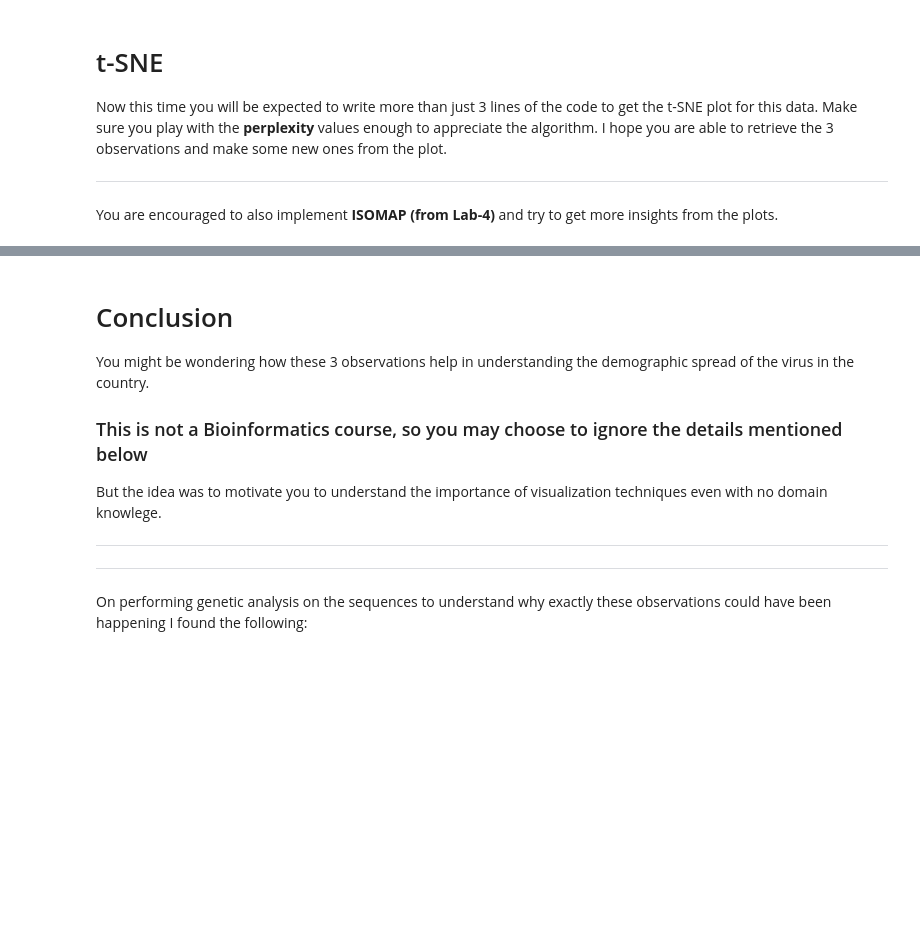
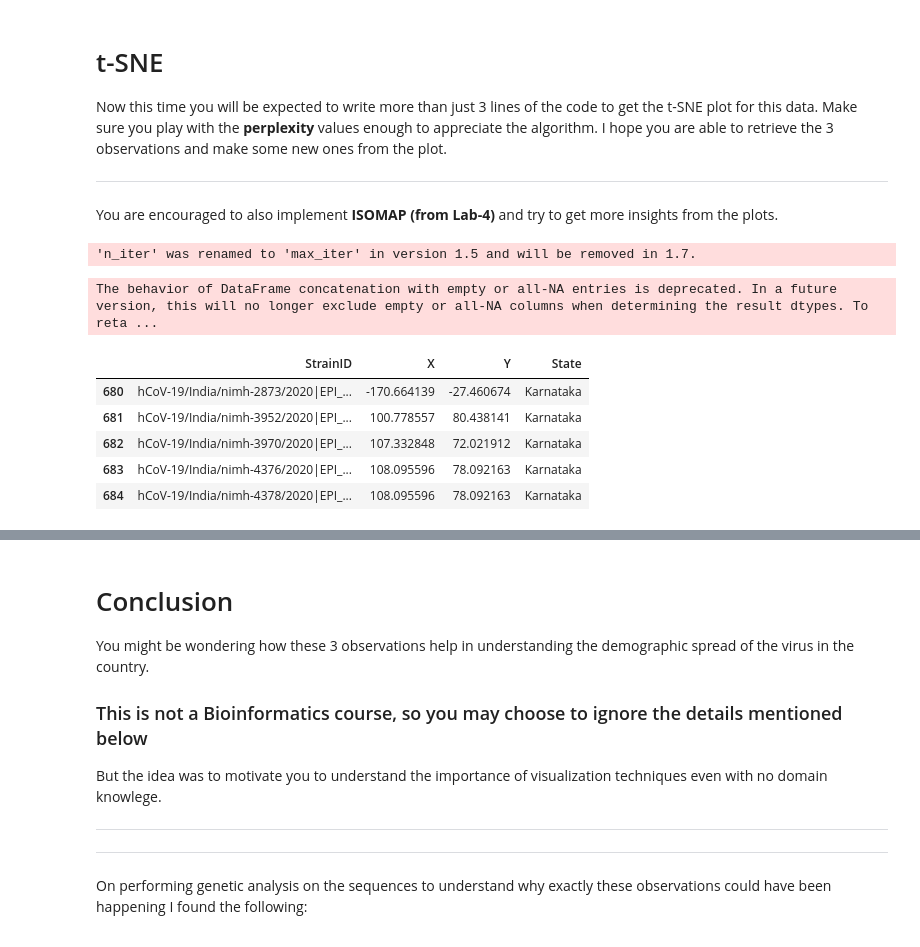
Before and after one commit to swasvika/Linear_algebra_lab_notes, a Jupyter notebook: AIML_Project_Module_2.ipynb, the cells around one changed output, grey strips where cells are left out. Saved outputs shown, nothing was run; the diff lists cells and outputs as text; code cells hidden in the pictures; blank space fills up the shorter version.

```diff
--- a/AIML_Project_Module_2.ipynb
+++ b/AIML_Project_Module_2.ipynb
@@ -402,3 +553,41 @@ Now this time you will be expected to write more than just 3 lines of the code t
 ---
 
 You are encouraged to also implement **ISOMAP (from Lab-4)** and try to get more insights from the plots.
+# %%
+from sklearn.manifold import TSNE
+
+# Use these parameters
+random_state = 0
+n_components = 2
+perplexity = 30  # You might want to experiment with this value
+n_iter = 10000
+
+# Apply t-SNE to the mutation profile data (df)
+model = TSNE(n_components=n_components, random_state=random_state, perplexity=perplexity, n_iter=n_iter)
+tsne_data_mutation = model.fit_transform(df)
+# %% [output]
+'n_iter' was renamed to 'max_iter' in version 1.5 and will be removed in 1.7.
+# %%
+# Create a DataFrame for visualization
+final_df_mutation = pd.DataFrame(columns=["StrainID", "X", "Y", "State"])
+
+for i, sample in enumerate(df.index):
+
+    dicti = dict()
+
+    dicti["StrainID"] = sample
+    dicti["X"] = tsne_data_mutation[i][0]
+    dicti["Y"] = tsne_data_mutation[i][1]
+    dicti["State"] = data[data["StrainID"]==sample]["State"].tolist()[0]
+
+    final_df_mutation = pd.concat([final_df_mutation, pd.DataFrame([dicti])], ignore_index=True)
+
+final_df_mutation.tail()
+# %% [output]
+The behavior of DataFrame concatenation with empty or all-NA entries is deprecated. In a future version, this will no longer exclude empty or all-NA columns when determining the result dtypes. To reta ...
+|  | StrainID | X | Y | State |
+| 680 | hCoV-19/India/nimh-2873/2020|EPI_... | -170.664139 | -27.460674 | Karnataka |
+| 681 | hCoV-19/India/nimh-3952/2020|EPI_... | 100.778557 | 80.438141 | Karnataka |
+| 682 | hCoV-19/India/nimh-3970/2020|EPI_... | 107.332848 | 72.021912 | Karnataka |
+| 683 | hCoV-19/India/nimh-4376/2020|EPI_... | 108.095596 | 78.092163 | Karnataka |
+| 684 | hCoV-19/India/nimh-4378/2020|EPI_... | 108.095596 | 78.092163 | Karnataka |
```
Also changed, not shown: parts of 27 cells of this notebook.
